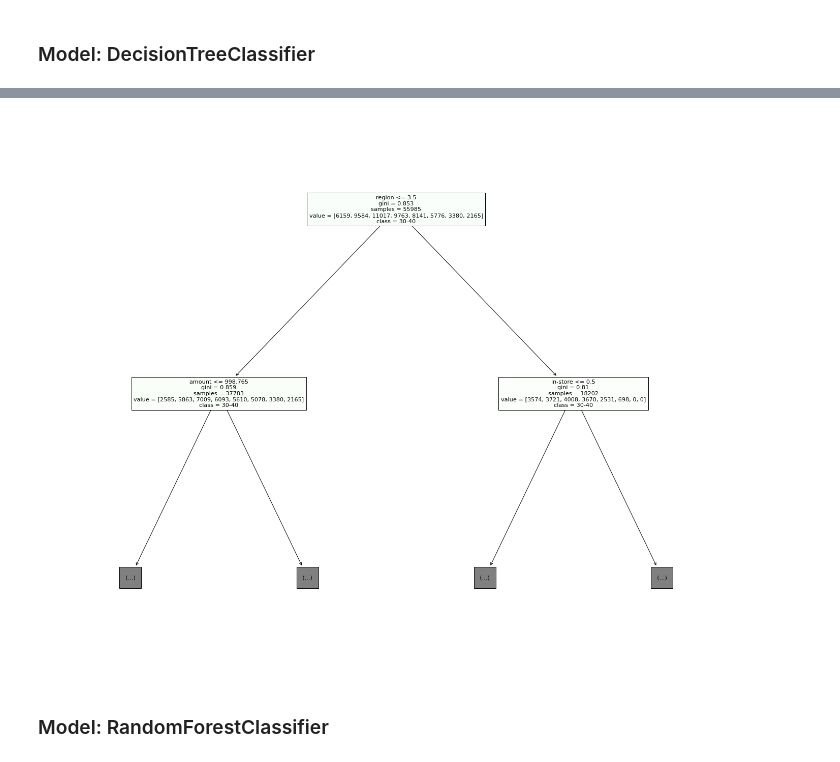
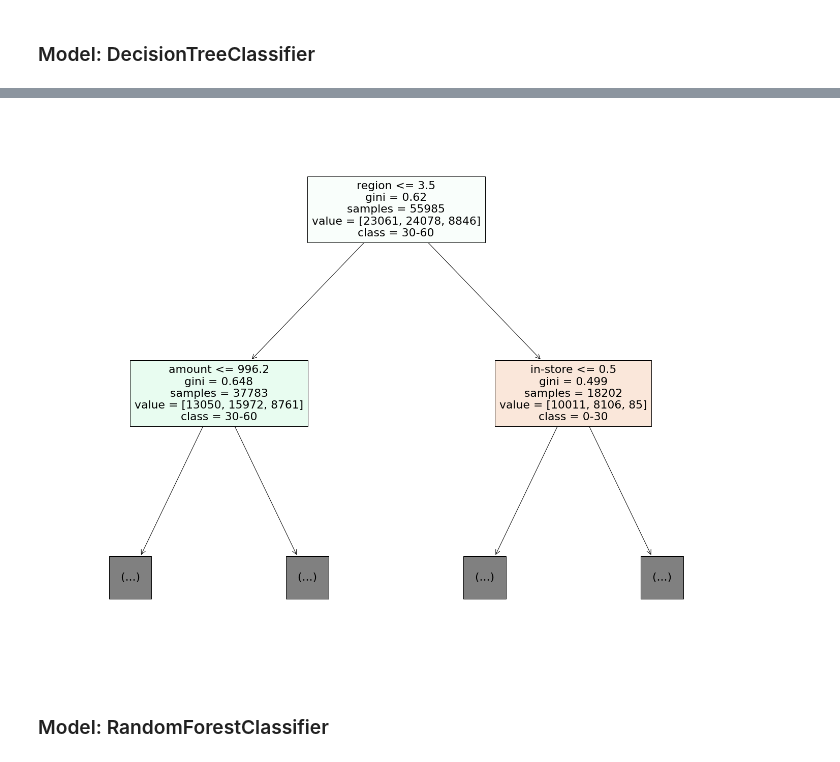
Before and after one commit to dreakian/DACP_XTOL_materials, a Jupyter notebook: custDemoClass.ipynb, the cells around one changed output, grey strips where cells are left out. Drawn from its saved outputs; the diff is of its cells as text; code cells hidden in the pictures.

```diff
--- a/custDemoClass.ipynb
+++ b/custDemoClass.ipynb
@@ -205,8 +172,18 @@ dtype: int64
 
 # data["age_bin"] = pd.cut(x=data["age"], bins=7, labels=[0, 1, 2, 3, 4, 5, 6])
 # %%
+# BINS = 8
+
+# lowest accuracy score (>20%)
+
 # bins and labels have been modified to properly capture the full range of age values (18 to 85)
 
 # discretizes the "age" variable to change it from continous numerical to categorical discrete
 
-data["age_bin"] = pd.cut(data["age"], bins=8, labels=["10-20", "20-30", "30-40", "40-50", "50-60", "60-70", "70-80", "80-90"])
+# data["age_bin"] = pd.cut(data["age"], bins=8, labels=["10-20", "20-30", "30-40", "40-50", "50-60", "60-70", "70-80", "80-90"])
+# %%
+# BINS = 3
+
+# highest accuracy score (~43%)
+
+data["age_bin"] = pd.cut(data["age"], bins=3, labels=["0-30", "30-60", "60-90"])
@@ -225,14 +206,16 @@ X_train, X_test, y_train, y_test = train_test_split(X, y, test_size=0.30, random
 # %%
 # Modeling (Classification)
 
-algo = DecisionTreeClassifier()
+age_DTC = DecisionTreeClassifier(max_depth=4)
 
-model = algo.fit(X_train, y_train)
+age_model_1 = age_DTC.fit(X_train, y_train)
 
 # Predictions
 
-preds = model.predict(X_test)
+preds_age_model_1 = age_model_1.predict(X_test)
 
 # Creates and then displays the Classification Report for the given Model
 
-print(classification_report(y_test, preds, zero_division=True))
+age_model_1_cr = classification_report(y_test, preds_age_model_1, zero_division=True)
+
+# print(classification_report(y_test, preds_age_1, zero_division=True))
@@ -254,15 +222,15 @@ weighted avg       0.17      0.17      0.17     23994
 # %%
-# Creates and then displays a plot of the Decision Tree
+# # Creates and then displays a plot of the Decision Tree
 
-# note: it is not possible to display a plot when the model is RandomForestClassifier
+# # note: it is not possible to display a plot when the model is RandomForestClassifier
 
-# note: it is possible to display a plot when the model is GradientBoostingClassifier, but only the last iteration (the final tree)
+# # note: it is possible to display a plot when the model is GradientBoostingClassifier, but only the last iteration (the final tree)
 
 fig = plt.figure(figsize=(25,20))
 
-tree = plot_tree(model, feature_names=X.columns, class_names=["10-20", "20-30", "30-40", "40-50", "50-60", "60-70", "70-80", "80-90"], filled=True, max_depth=1)
+tree = plot_tree(age_model_1, feature_names=X.columns, class_names=["0-30", "30-60", "60-90"], filled=True, max_depth=1)
 # %% [output]
-[figure, old version]
+[figure, new version]
 # %% [markdown]
 ### Model: RandomForestClassifier
 # %%
```
Also changed, not shown: parts of 51 cells of this notebook, 1 other file.
